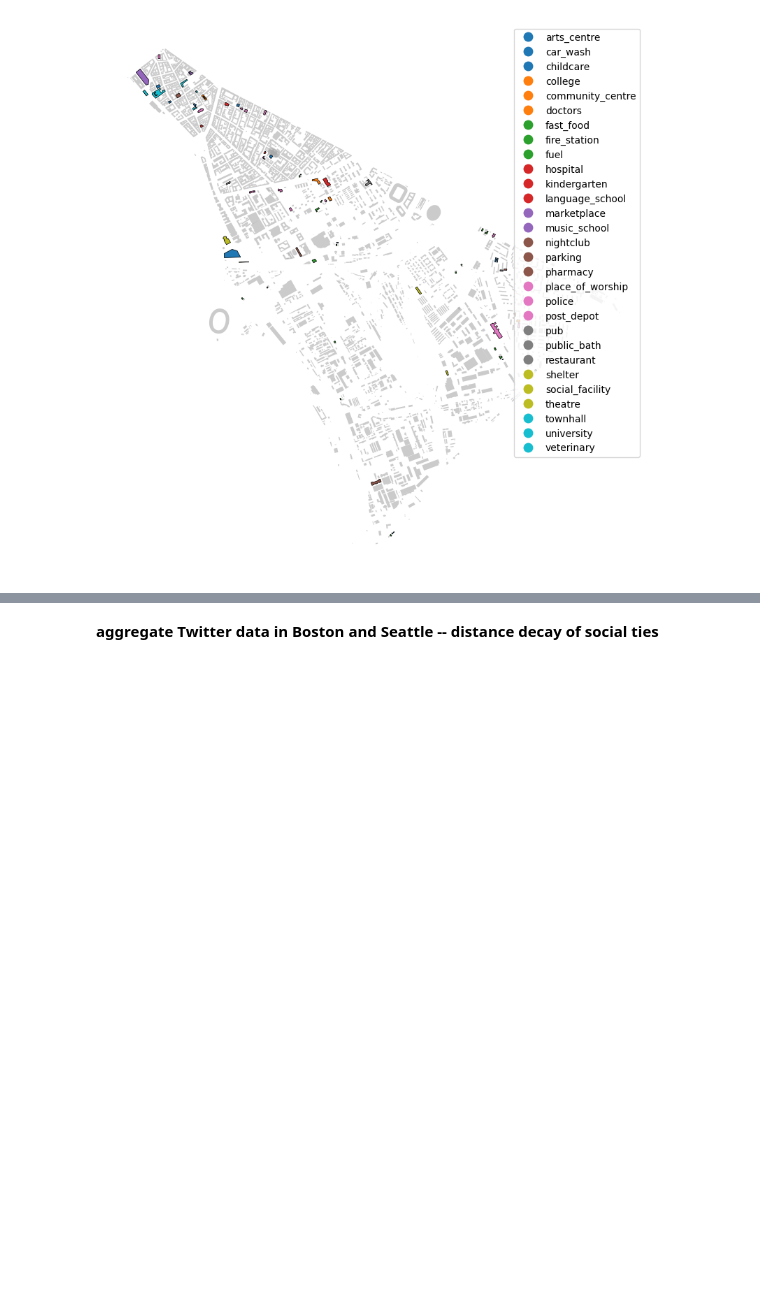
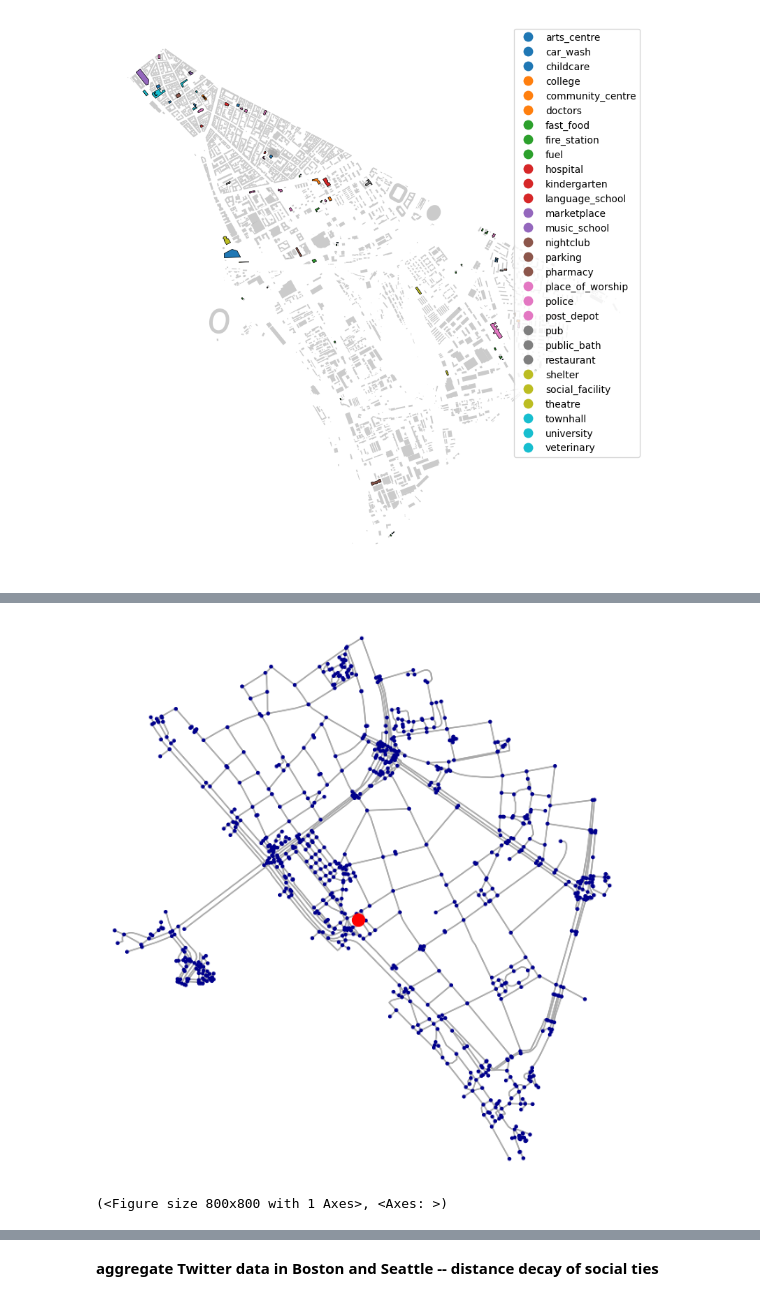
Before and after one commit to sandorjuhasz/geoDS_guest_lectures, a Jupyter notebook: code/part3_geoDS_OSM_and_spatial_networks.ipynb, the cells around one changed output, grey strips where cells are left out. Cells and saved outputs as stored; diff of their text form; code cells hidden in the pictures; blank space fills up the shorter version.

```diff
--- a/code/part3_geoDS_OSM_and_spatial_networks.ipynb
+++ b/code/part3_geoDS_OSM_and_spatial_networks.ipynb
@@ -67,0 +116,25 @@ ax.set_axis_off()
+# %%
+# coordinates of the C building of Corvinus University of Budapest
+# notice that the coordinates must be passed as lat, long (y,x)
+
+location_point = (
+    47.48498593072006, # lat
+    19.060465555108056, # lon
+)
+
+# get graph within 1000 walking network distance of the C building
+graph1 = ox.graph_from_point(
+    location_point, dist=1000, dist_type="network", network_type="walk"
+)
+# %%
+fig, ax = plt.subplots(1,1, figsize=(8, 8))
+
+# our point coordinate location - this time lon, lat!
+ax.plot(location_point[1], location_point[0], "ro", markersize=10)
+
+ox.plot_graph(
+    graph1, ax=ax, node_color="darkblue", bgcolor="white", edge_color="darkgrey", node_size=10
+)
+# %% [output]
+[figure, added]
+(<Figure size 800x800 with 1 Axes>, <Axes: >)
```
Also changed, not shown: parts of 30 cells of this notebook, 1 other file.
